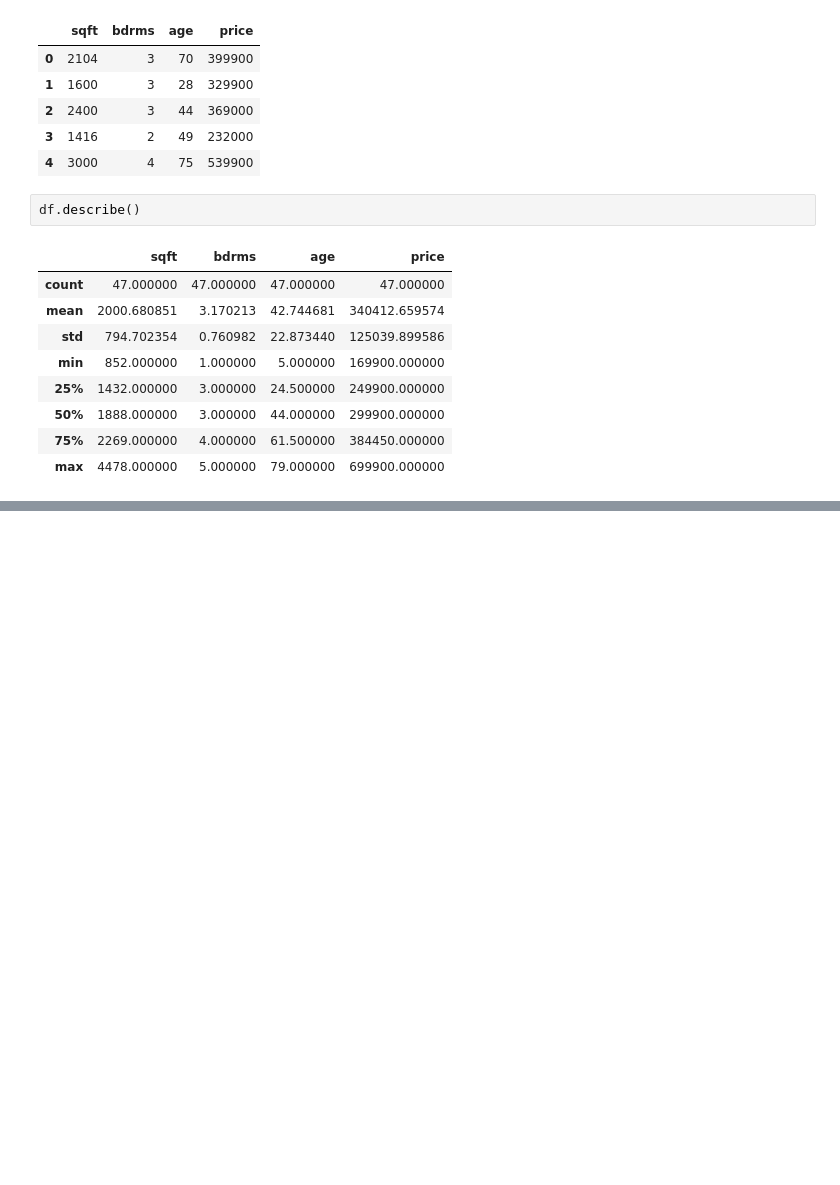
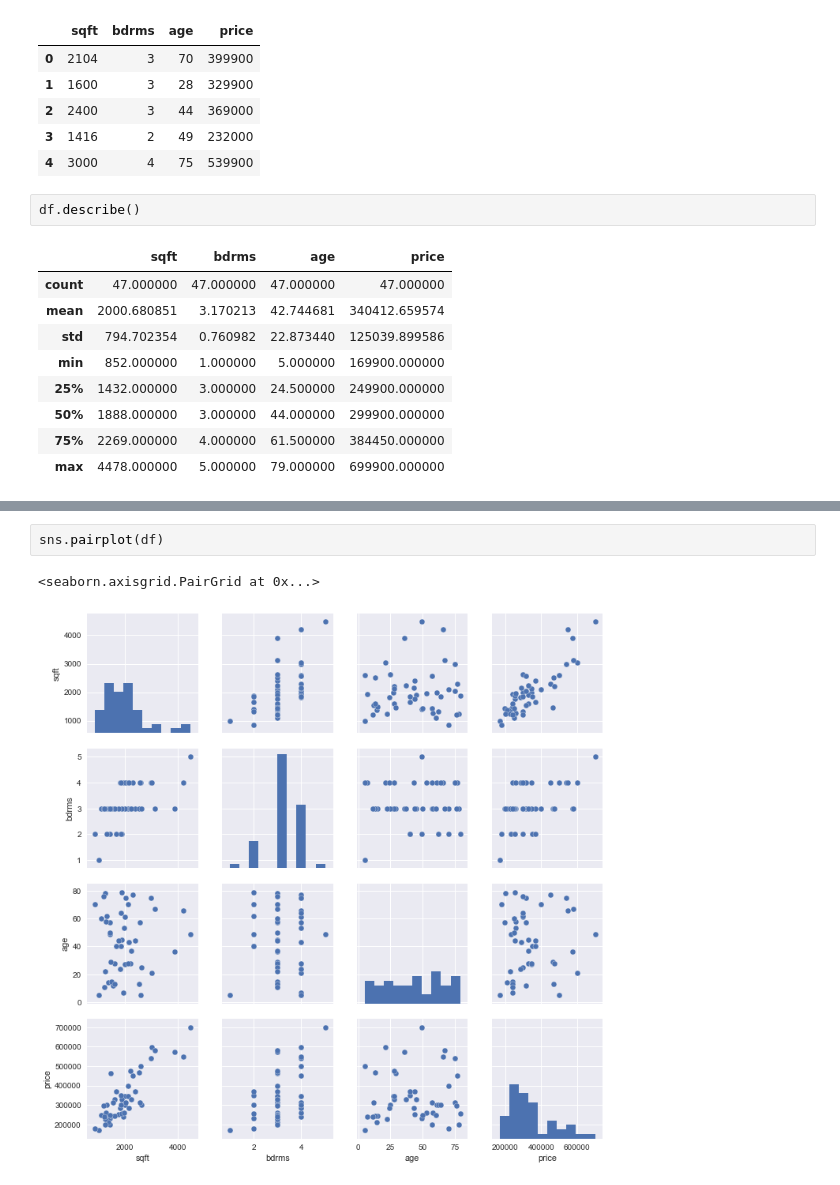
Before and after one commit to jgoodie/zero_to_deep_learning_udemy, a Jupyter notebook: course/MachineLearningExercises.ipynb, the cells around one changed output, grey strips where cells are left out. Cells and saved outputs as stored; diff of their text form; blank space fills up the shorter version.

```diff
--- a/course/MachineLearningExercises.ipynb
+++ b/course/MachineLearningExercises.ipynb
@@ -79,0 +95,5 @@ ax[0].plot()
+# %%
+sns.pairplot(df)
+# %% [output]
+<seaborn.axisgrid.PairGrid at 0x...>
+[figure, added]
```
Also changed, not shown: parts of 112 cells of this notebook, 3 other files.
